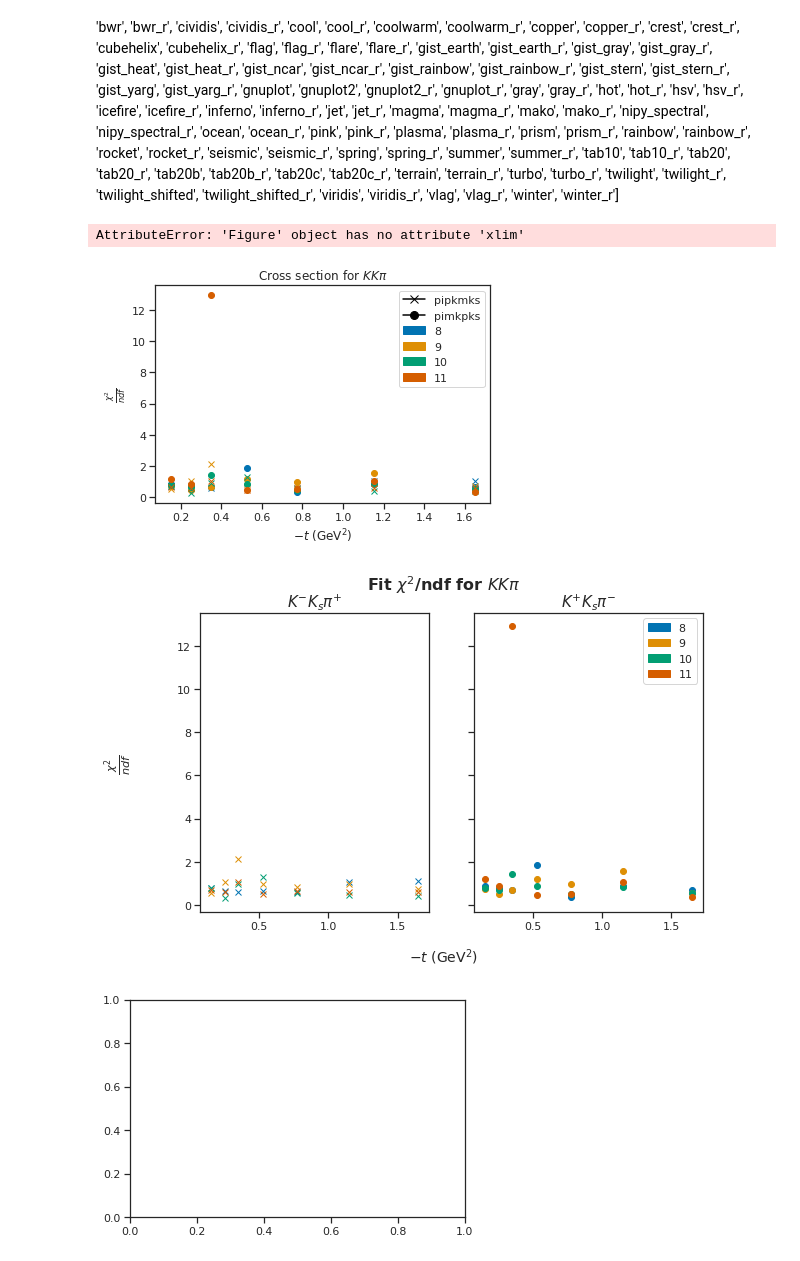
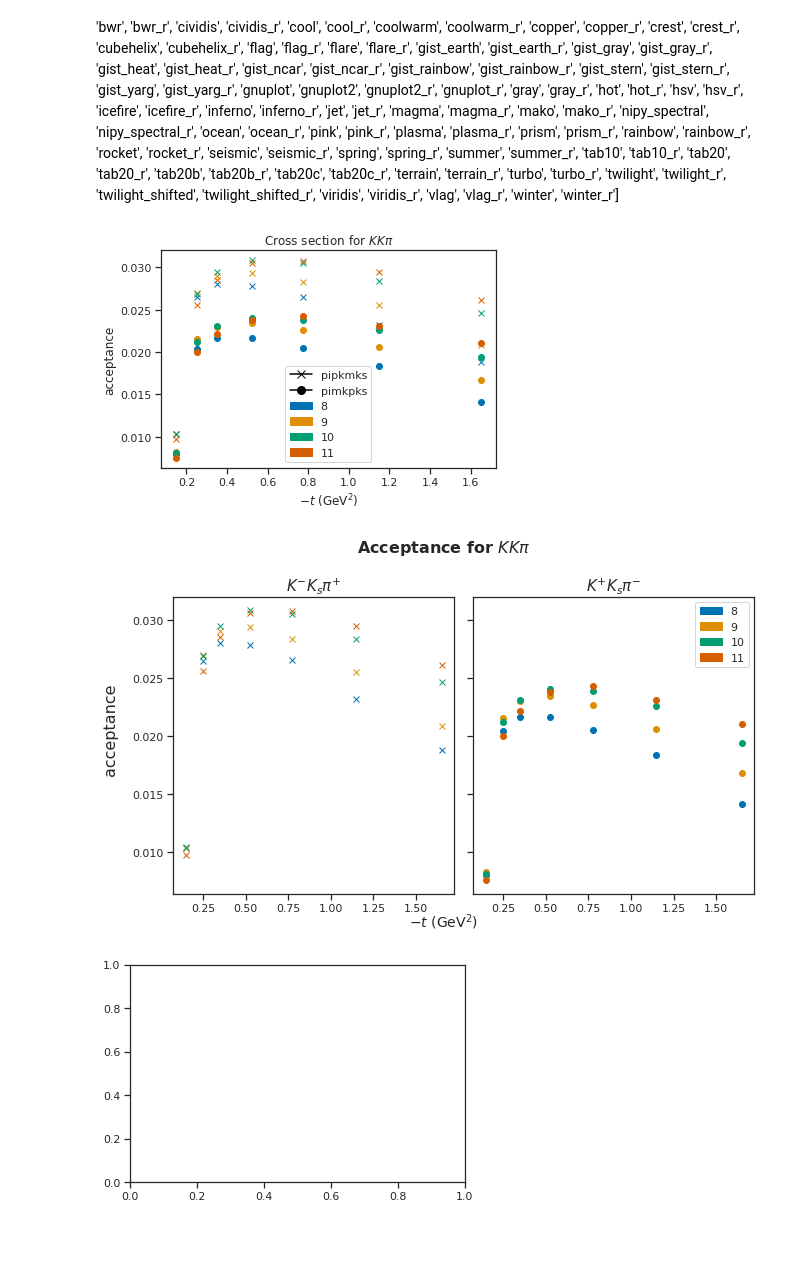
Before and after one commit to tylerviducic/gluex, a Jupyter notebook: scripts/plotting/plot_cs.ipynb, the cells around one changed output. Saved outputs shown, nothing was run; the diff lists cells and outputs as text; code cells hidden in the pictures.

Commit message:
plot acceptance

```diff
--- a/scripts/plotting/plot_cs.ipynb
+++ b/scripts/plotting/plot_cs.ipynb
@@ -73,37 +73,36 @@ channels = {
     'pimkpks': '$K^{+}K_{s}\pi^{-}$'
 }
 
 legend_channel_markers = [mlines.Line2D([], [], color='black', marker=markers[mkr], markersize=8, label=mkr) for mkr in markers]
 legend_energy_colors = [mpatches.Patch(color=cmap[bm-8], label=bm) for bm in list(set(index[0] for index in grouped.groups.keys()))]
 
-fit_quantity = 'chi2ndf'
+fit_quantity = 'acceptance'
 for i, ((beam, channel), group) in enumerate(grouped):
 
     ax.errorbar(x=group.t_bin_middle, y=group[fit_quantity], yerr=group[f'{fit_quantity}_error'], marker=markers[channel], c=cmap[beam-8], ls='none')
 
     if channel == 'pipkmks':
         axpip.errorbar(x=group.t_bin_middle, y=group[fit_quantity], yerr=group[f'{fit_quantity}_error'], marker=markers[channel], c=cmap[beam-8], ls='none')
     if channel == 'pimkpks':
         axpim.errorbar(x=group.t_bin_middle, y=group[fit_quantity], yerr=group[f'{fit_quantity}_error'], marker=markers[channel], c=cmap[beam-8], ls='none')
 
 ax.legend(handles=legend_channel_markers + legend_energy_colors)
 ax.set_xlabel(ct.LATEX_AXIS_LABEL_DICT['t'])
 ax.set_ylabel(ct.LATEX_AXIS_LABEL_DICT[fit_quantity])
 ax.set_title('Cross section for $KK\pi$')
 axpip.set_title('$K^{-}K_{s}\pi^{+}$', fontsize=15)
 axpim.set_title('$K^{+}K_{s}\pi^{-}$', fontsize=15)
 axpim.legend(handles=legend_energy_colors)
 fig0.suptitle(f'{ct.LATEX_PLOT_TITLE_DICT[fit_quantity]} for $KK\pi$', fontsize=16, fontweight='demibold')
 fig0.text(0.5, 0.0, ct.LATEX_AXIS_LABEL_DICT['t'], ha='center', fontsize=14)
 fig0.text(-0.025, 0.5, ct.LATEX_AXIS_LABEL_DICT[fit_quantity], va='center', rotation='vertical', fontsize=16)
 if fit_quantity == 'chi2ndf':
     axpip.set_ylim(0, 2)
 fig0.tight_layout()
 fig0.savefig(f'/work/halld/home/viducic/plots/thesis/cross_section_plots/comparison_{fit_quantity}.png', bbox_inches = 'tight')
 # %% [output]
-AttributeError: 'Figure' object has no attribute 'xlim'
-[figure, old version]
+[figure, new version]
-[figure, old version]
+[figure, new version]
 # %%
 grouped_energy = df.groupby(['beam_energy'])
 fit_quantity = 'flux_corrected_yield'
```
